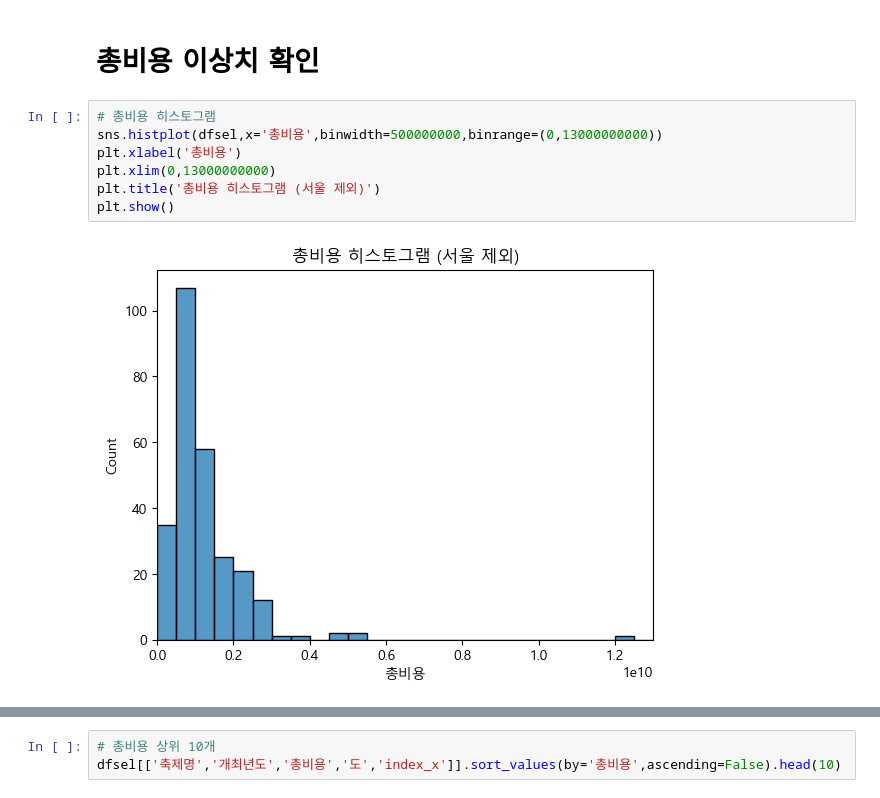
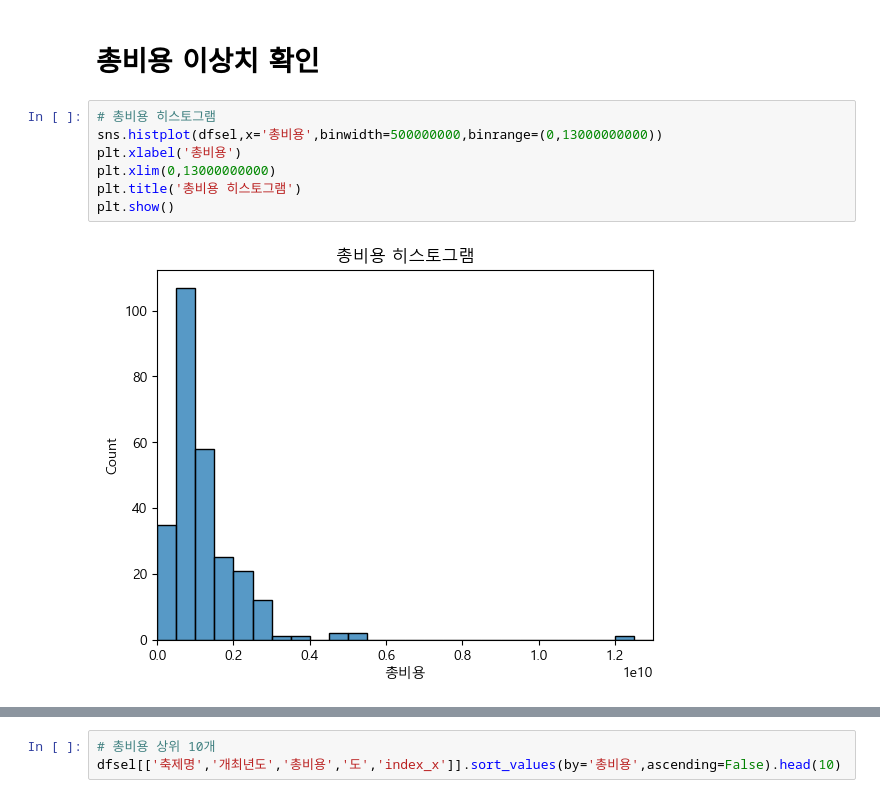
Before and after one commit to carpe-horas/Festivals-Prediction, a Jupyter notebook: analysis/이상치분석.ipynb, the cells around one changed output, grey strips where cells are left out. Drawn from its saved outputs; the diff is of its cells as text.

```diff
--- a/analysis/이상치분석.ipynb
+++ b/analysis/이상치분석.ipynb
@@ -55,9 +55,9 @@ array(['충남', '강원', '전남', '경북', '부산', '광주', '충북', '
 # %%
 # 총비용 히스토그램
 sns.histplot(dfsel,x='총비용',binwidth=500000000,binrange=(0,13000000000))
 plt.xlabel('총비용')
 plt.xlim(0,13000000000)
-plt.title('총비용 히스토그램 (서울 제외)')
+plt.title('총비용 히스토그램')
 plt.show()
 # %% [output]
-[figure, old version]
+[figure, new version]
```
Also changed, not shown: parts of 16 cells of this notebook, 8 other files.
